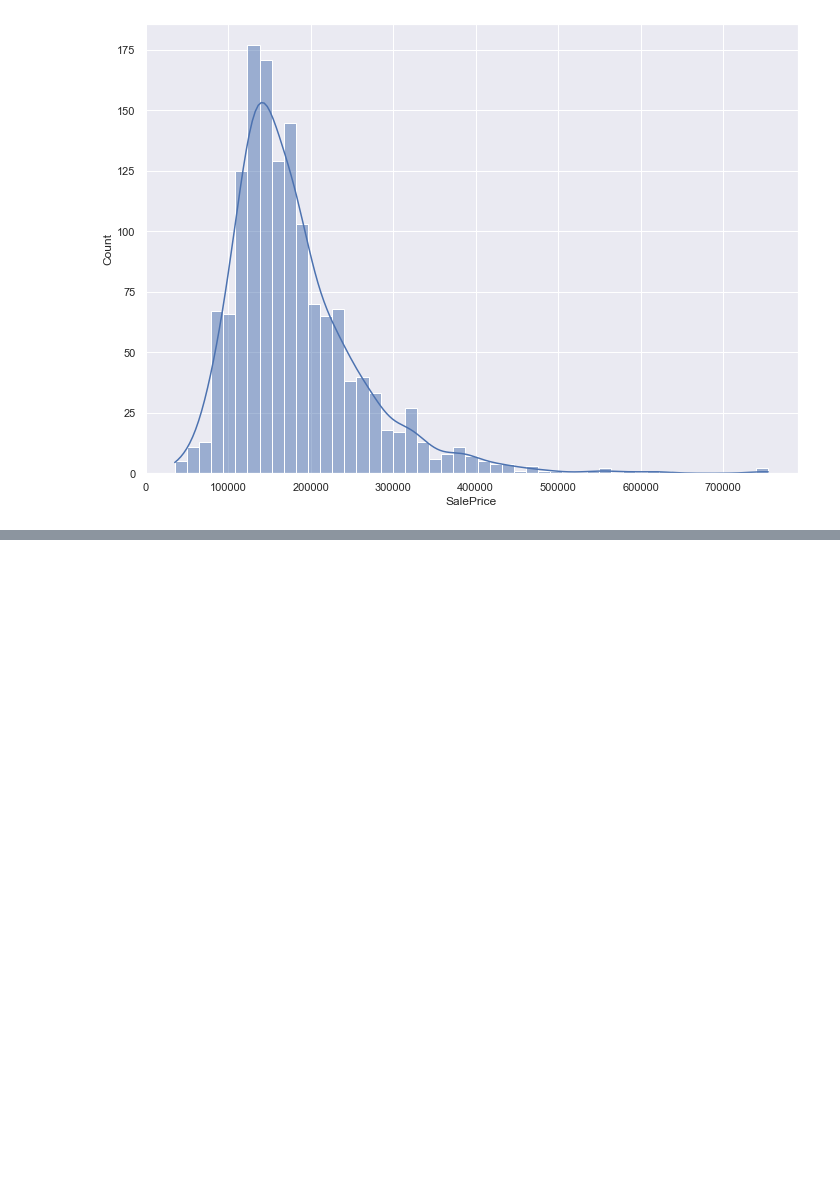
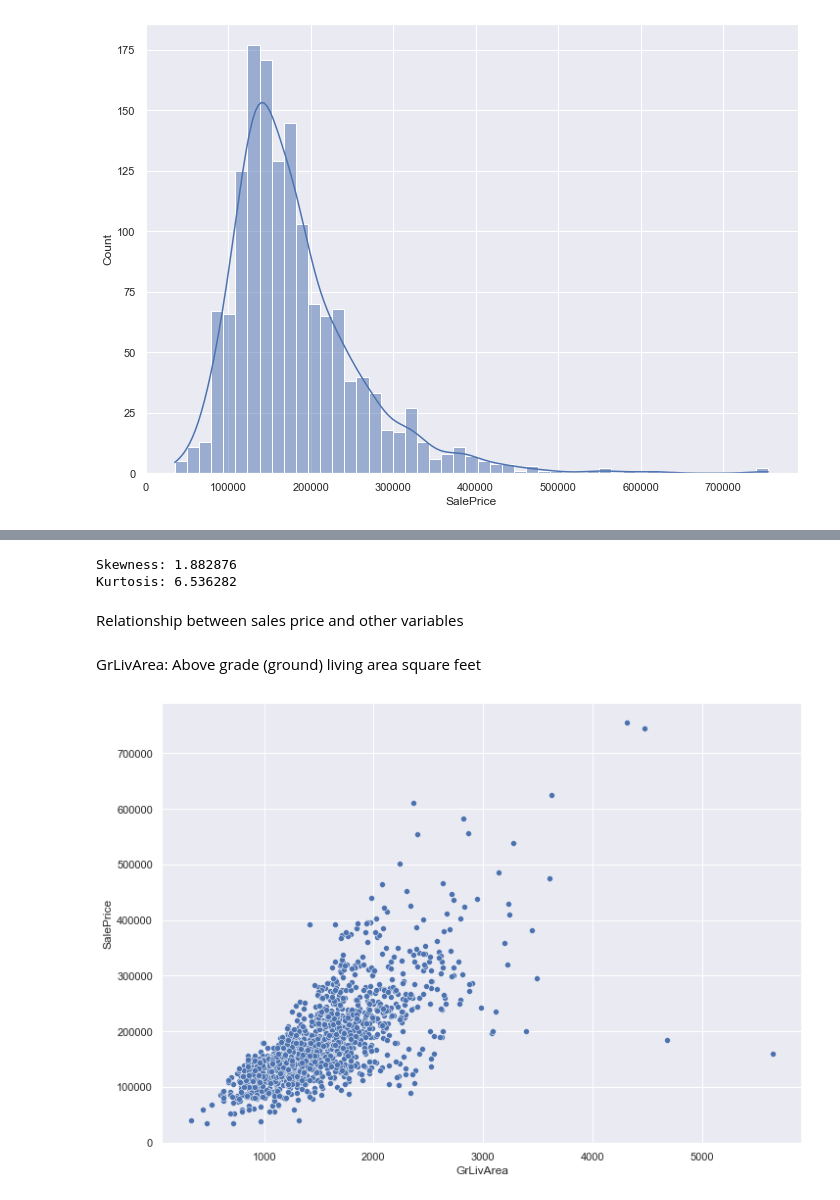
Before and after one commit to Abramo-Hub/House_Prices, a Jupyter notebook: Main.ipynb, the cells around one changed output, grey strips where cells are left out. Saved outputs shown, nothing was run; the diff lists cells and outputs as text; code cells hidden in the pictures; blank space fills up the shorter version.

```diff
--- a/Main.ipynb
+++ b/Main.ipynb
@@ -89,0 +95,15 @@ sns.histplot(data=df_train['SalePrice'], kde = True );
+# %%
+#skewness and kurtosis
+print("Skewness: %f" % df_train['SalePrice'].skew())
+print("Kurtosis: %f" % df_train['SalePrice'].kurt())
+# %% [output]
+Skewness: 1.882876
+Kurtosis: 6.536282
+# %% [markdown]
+Relationship between sales price and other variables
+# %% [markdown]
+GrLivArea: Above grade (ground) living area square feet
+# %%
+sns.scatterplot(data=df_train, x = "GrLivArea", y = 'SalePrice');
+# %% [output]
+[figure, added]
```
Also changed, not shown: parts of 9 cells of this notebook.
